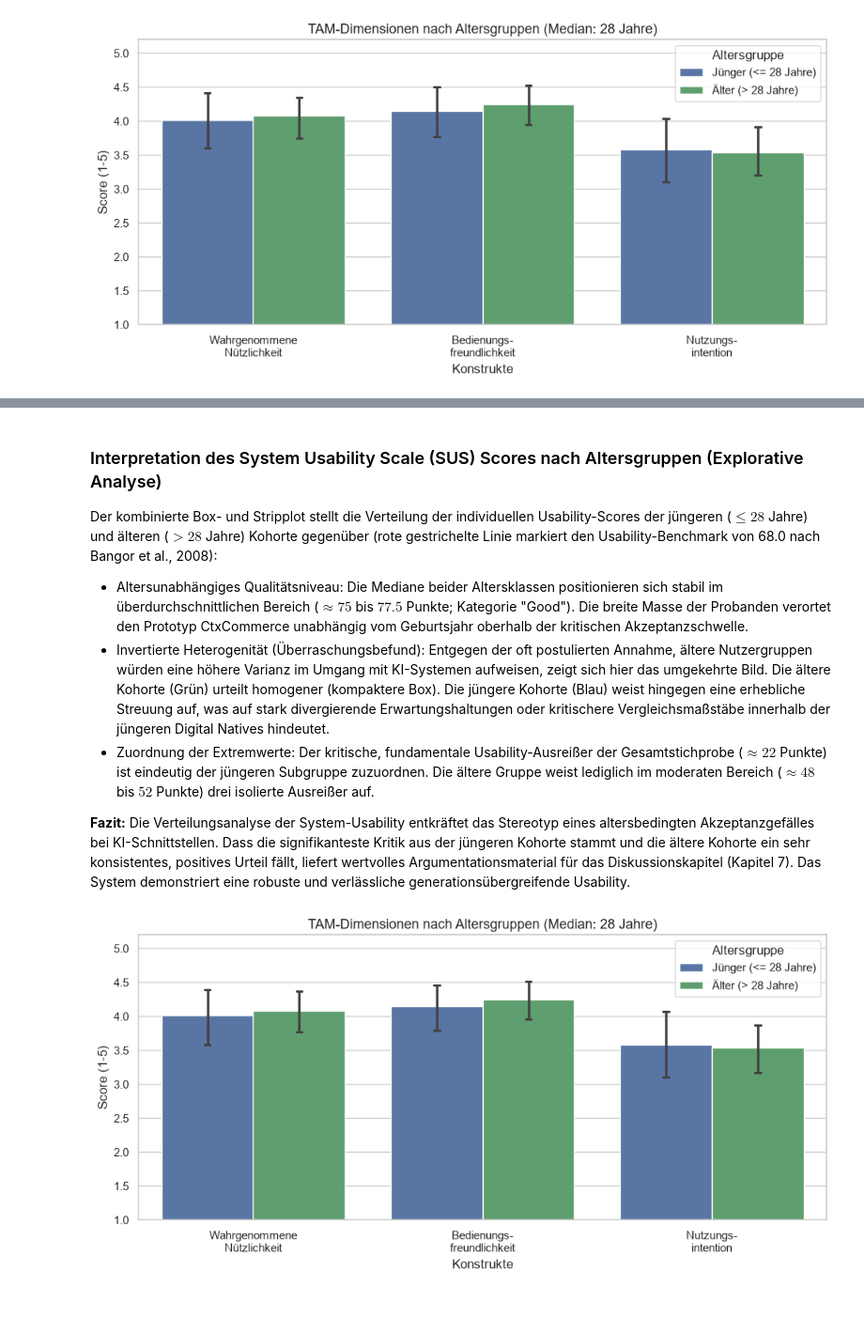
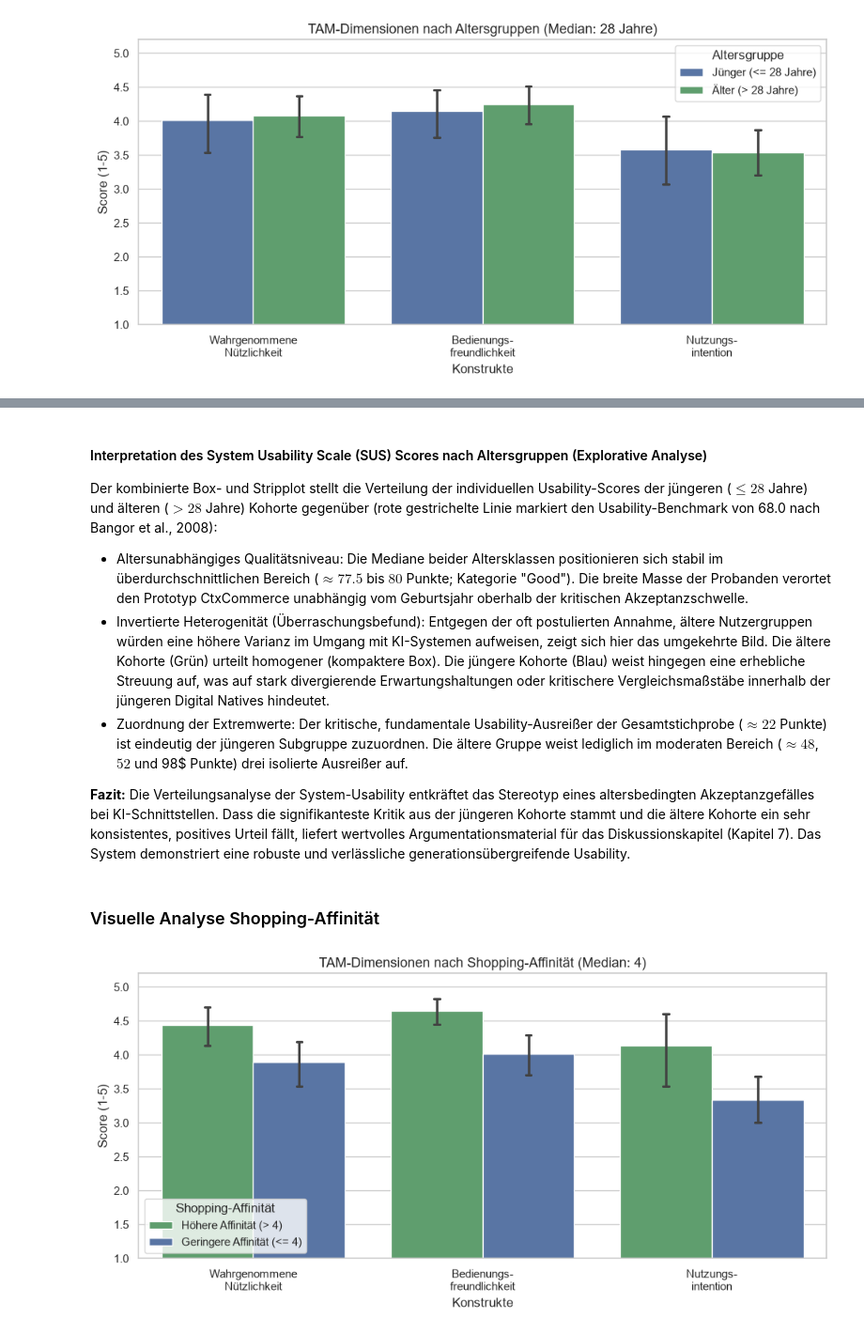
Before and after one commit to fuerstfabian/Analysis-Usability-Acceptance-CtxCommerce, a Jupyter notebook: notebooks/evaluation_analysis.ipynb, the cells around one changed output, grey strips where cells are left out. Shown at 94% size. Saved outputs shown, nothing was run; the diff lists cells and outputs as text; code cells hidden in the pictures; blank space fills up the shorter version.

Commit message:
Visualiserung Shopping-Affinität und Gerätetyp

```diff
--- a/notebooks/evaluation_analysis.ipynb
+++ b/notebooks/evaluation_analysis.ipynb
@@ -751,13 +756,61 @@ if 'DE01_01' in df.columns:
 # %% [markdown]
-### Interpretation des System Usability Scale (SUS) Scores nach Altersgruppen (Explorative Analyse)
+#### Interpretation des System Usability Scale (SUS) Scores nach Altersgruppen (Explorative Analyse)
 
 Der kombinierte Box- und Stripplot stellt die Verteilung der individuellen Usability-Scores der jüngeren ($\le 28$ Jahre) und älteren ($> 28$ Jahre) Kohorte gegenüber (rote gestrichelte Linie markiert den Usability-Benchmark von 68.0 nach Bangor et al., 2008):
 
-* Altersunabhängiges Qualitätsniveau: Die Mediane beider Altersklassen positionieren sich stabil im überdurchschnittlichen Bereich ($\approx 75$ bis $77.5$ Punkte; Kategorie "Good"). Die breite Masse der Probanden verortet den Prototyp CtxCommerce unabhängig vom Geburtsjahr oberhalb der kritischen Akzeptanzschwelle.
+* Altersunabhängiges Qualitätsniveau: Die Mediane beider Altersklassen positionieren sich stabil im überdurchschnittlichen Bereich ($\approx 77.5$ bis $80$ Punkte; Kategorie "Good"). Die breite Masse der Probanden verortet den Prototyp CtxCommerce unabhängig vom Geburtsjahr oberhalb der kritischen Akzeptanzschwelle.
 * Invertierte Heterogenität (Überraschungsbefund): Entgegen der oft postulierten Annahme, ältere Nutzergruppen würden eine höhere Varianz im Umgang mit KI-Systemen aufweisen, zeigt sich hier das umgekehrte Bild. Die ältere Kohorte (Grün) urteilt homogener (kompaktere Box). Die jüngere Kohorte (Blau) weist hingegen eine erhebliche Streuung auf, was auf stark divergierende Erwartungshaltungen oder kritischere Vergleichsmaßstäbe innerhalb der jüngeren Digital Natives hindeutet.
-* Zuordnung der Extremwerte: Der kritische, fundamentale Usability-Ausreißer der Gesamtstichprobe ($\approx 22$ Punkte) ist eindeutig der jüngeren Subgruppe zuzuordnen. Die ältere Gruppe weist lediglich im moderaten Bereich ($\approx 48$ bis $52$ Punkte) drei isolierte Ausreißer auf.
+* Zuordnung der Extremwerte: Der kritische, fundamentale Usability-Ausreißer der Gesamtstichprobe ($\approx 22$ Punkte) ist eindeutig der jüngeren Subgruppe zuzuordnen. Die ältere Gruppe weist lediglich im moderaten Bereich ($\approx 48$, $52$ und 98$ Punkte) drei isolierte Ausreißer auf.
 
 **Fazit:** Die Verteilungsanalyse der System-Usability entkräftet das Stereotyp eines altersbedingten Akzeptanzgefälles bei KI-Schnittstellen. Dass die signifikanteste Kritik aus der jüngeren Kohorte stammt und die ältere Kohorte ein sehr konsistentes, positives Urteil fällt, liefert wertvolles Argumentationsmaterial für das Diskussionskapitel (Kapitel 7). Das System demonstriert eine robuste und verlässliche generationsübergreifende Usability.
+# %% [markdown]
+### Visuelle Analyse Shopping-Affinität
 # %%
+if 'DE03_01' in df.columns:
+    # Zeilen löschen, bei denen die Shopping-Affinität komplett fehlt
+    df_shop = df.copy()
+    shop_median = df_shop['DE03_01'].median()
+
+    # Gruppen basierend auf dem Median zuweisen
+    df_shop['Shopping_Gruppe'] = np.where(
+        df_shop['DE03_01'] <= shop_median,
+        f'Geringere Affinität (<= {int(shop_median)})',
+        f'Höhere Affinität (> {int(shop_median)})'
+    )
+
+    # Farben für die Shopping-Gruppen definieren (Blau und Grün beibehalten)
+    shop_colors = {
+        f'Geringere Affinität (<= {int(shop_median)})': '#4c72b0',
+        f'Höhere Affinität (> {int(shop_median)})': '#55a868'
+    }
+
+    # TAM nach Shopping-Affinität umformen
+    tam_shop = df_shop.melt(id_vars=['Shopping_Gruppe'], value_vars=['TAM_PU', 'TAM_PEOU', 'TAM_BI'])
+    tam_shop['variable'] = tam_shop['variable'].replace({
+        'TAM_PU': 'Wahrgenommene\nNützlichkeit',
+        'TAM_PEOU': 'Bedienungs-\nfreundlichkeit',
+        'TAM_BI': 'Nutzungs-\nintention'
+    })
+
+    plt.figure(figsize=(10, 5))
+    ax3 = sns.barplot(
+        data=tam_shop,
+        x='variable',
+        y='value',
+        hue='Shopping_Gruppe',
+        palette=shop_colors,
+        errorbar='ci',
+        capsize=0.05
+    )
+
+    # Titel und Labels anpassen
+    ax3.set_title(f'TAM-Dimensionen nach Shopping-Affinität (Median: {int(shop_median)})')
+    ax3.set_ylim(1, 5.2)
+    ax3.set_ylabel('Score (1-5)')
+    ax3.set_xlabel('Konstrukte')
+    ax3.legend(title='Shopping-Affinität')
+
+    plt.tight_layout()
+    plt.show()
 # %% [output]
-[figure, old version]
+[figure, new version]
```
Also changed, not shown: parts of 19 cells of this notebook.
